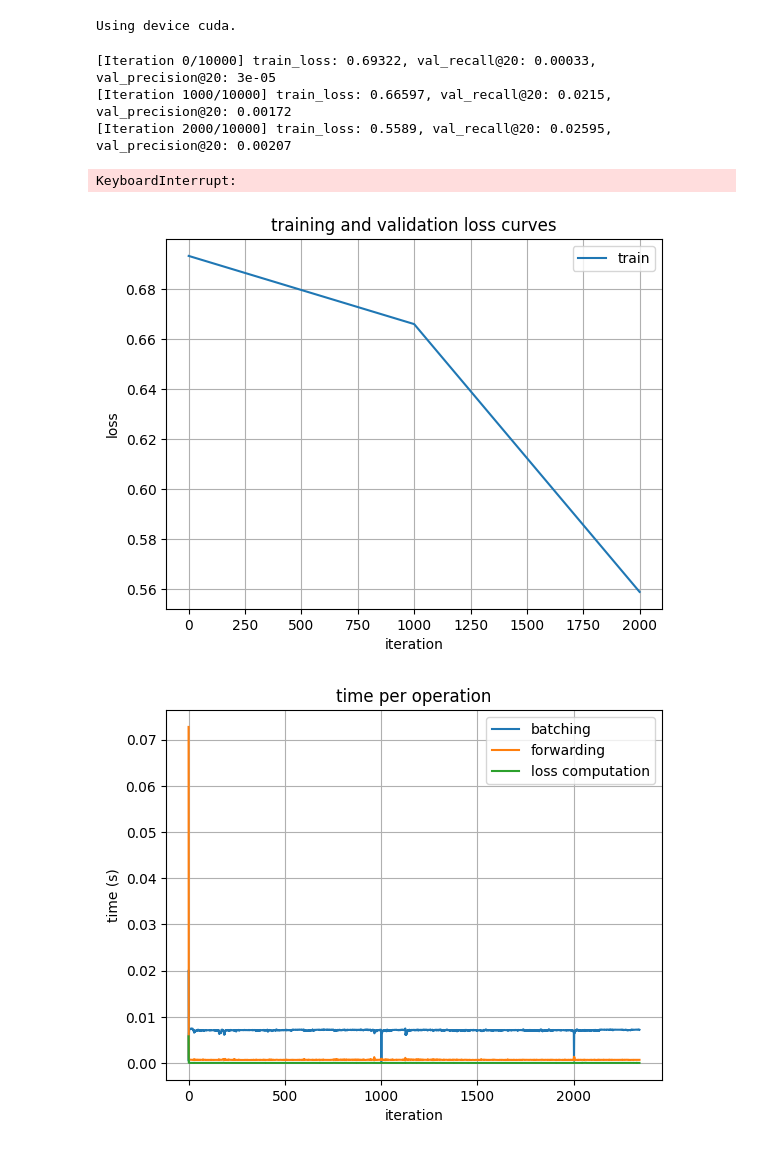
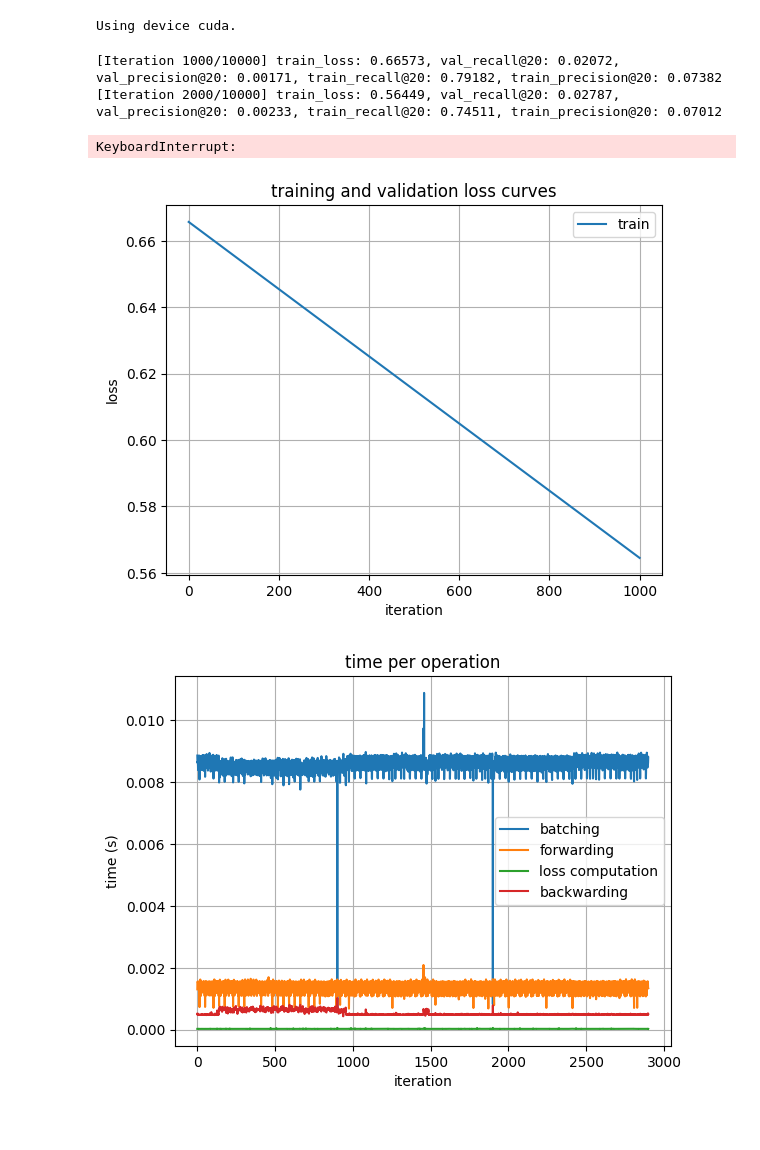
Before and after one commit to Jaluus/PaperTrail, a Jupyter notebook: training_lightgcn.ipynb, the cells around one changed output. Cells and saved outputs as stored; diff of their text form; code cells hidden in the pictures.

```diff
--- a/training_lightgcn.ipynb
+++ b/training_lightgcn.ipynb
@@ -94,14 +94,14 @@ Using device cuda.
 # training loop
 train_losses = []
 batching_times = []
-forwarding_times = []
+forward_times = []
 loss_times = []
+backward_times = []
 
 for iter in range(ITERATIONS):
 
     # mini batching
     start_time = time.time()
-
     pos_edge_index, neg_edge_index = sample_minibatch(
         train_supervision_edge_index,
         BATCH_SIZE,
@@ -110,18 +110,17 @@ for iter in range(ITERATIONS):
     pos_edge_index = pos_edge_index.to(device)
     neg_edge_index = neg_edge_index.to(device)
     batch_edge_index = torch.cat([pos_edge_index, neg_edge_index], dim=1)
-
     batching_times.append(time.time() - start_time)
 
     # forward propagation
     start_time = time.time()
     scores = model.forward(
-        train_message_passing_edge_index,
-        batch_edge_index,
+        message_passing_edge_index=train_message_passing_edge_index,
+        supervision_edge_index=batch_edge_index,
     )
     pos_scores = scores[: pos_edge_index.shape[1]]
     neg_scores = scores[pos_edge_index.shape[1] :]
-    forwarding_times.append(time.time() - start_time)
+    forward_times.append(time.time() - start_time)
 
     # loss computation
     start_time = time.time()
@@ -131,57 +130,69 @@ for iter in range(ITERATIONS):
     )
     loss_times.append(time.time() - start_time)
 
+    # backward propagation
+    start = time.time()
     optimizer.zero_grad()
     train_loss.backward()
     optimizer.step()
+    backward_times.append(time.time() - start)
 
-    if iter % ITERS_PER_EVAL == 0:
+    if (iter + 1) % ITERS_PER_EVAL == 0:
         model.eval()
 
         with torch.no_grad():
-            user_embedding, item_embedding = model.get_embeddings(train_edge_index)
+            # typically we would use the supervising edges as well here
+            # But LightGCN does not have parameters, it only learns from the edges we use during training is is fix after that
+            user_embedding, item_embedding = model.get_embeddings(train_message_passing_edge_index)
 
-        recall, precision = calculate_metrics(
+        val_recall, val_precision = calculate_metrics(
             user_embedding,
             item_embedding,
             val_edge_index,
             [train_edge_index],
             K,
-            batch_size=8192,
+            batch_size=1024,
+        )
+
+        train_recall, train_precision = calculate_metrics(
+            user_embedding,
+            item_embedding,
+            train_supervision_edge_index,
+            [train_message_passing_edge_index],
+            K,
+            batch_size=1024,
         )
 
         print(
-            f"[Iteration {iter}/{ITERATIONS}] train_loss: {round(train_loss.item(), 5)}, val_recall@{K}: {round(recall, 5)}, val_precision@{K}: {round(precision, 5)}"
+            f"[Iteration {iter + 1}/{ITERATIONS}] train_loss: {train_loss.item():.05f}, val_recall@{K}: {val_recall:.05f}, val_precision@{K}: {val_precision:.05f}, train_recall@{K}: {train_recall:.05f}, train_precision@{K}: {train_precision:.05f}"
         )
         train_losses.append(train_loss.item())
         model.train()
-
-# Previous Loss and sampled [Iteration 9000/10000] train_loss: 0.05509, val_recall@20: 0.03933, val_precision@20: 0.00279, val_ndcg@20: 0.02124
 # %% [output]
-[Iteration 0/10000] train_loss: 0.69322, val_recall@20: 0.00033, val_precision@20: 3e-05
-[Iteration 1000/10000] train_loss: 0.66597, val_recall@20: 0.0215, val_precision@20: 0.00172
-[Iteration 2000/10000] train_loss: 0.5589, val_recall@20: 0.02595, val_precision@20: 0.00207
+[Iteration 1000/10000] train_loss: 0.66573, val_recall@20: 0.02072, val_precision@20: 0.00171, train_recall@20: 0.79182, train_precision@20: 0.07382
+[Iteration 2000/10000] train_loss: 0.56449, val_recall@20: 0.02787, val_precision@20: 0.00233, train_recall@20: 0.74511, train_precision@20: 0.07012
 KeyboardInterrupt:
 # %%
 iters = [iter * ITERS_PER_EVAL for iter in range(len(train_losses))]
 plt.plot(iters, train_losses, label="train")
 plt.xlabel("iteration")
 plt.ylabel("loss")
 plt.title("training and validation loss curves")
 plt.legend()
 plt.grid()
 plt.show()
 
-plt.plot(batching_times, label="batching")
-plt.plot(forwarding_times, label="forwarding")
-plt.plot(loss_times, label="loss computation")
+plt.plot(batching_times[100:], label="batching")
+plt.plot(forward_times[100:], label="forwarding")
+plt.plot(loss_times[100:], label="loss computation")
+plt.plot(backward_times[100:], label="backwarding")
 plt.xlabel("iteration")
 plt.ylabel("time (s)")
 plt.title("time per operation")
 plt.legend()
 plt.grid()
 plt.show()
 # %% [output]
-[figure, old version]
+[figure, new version]
-[figure, old version]
+[figure, new version]
 # %%
```
Also changed, not shown: parts of 1 cell of this notebook.
